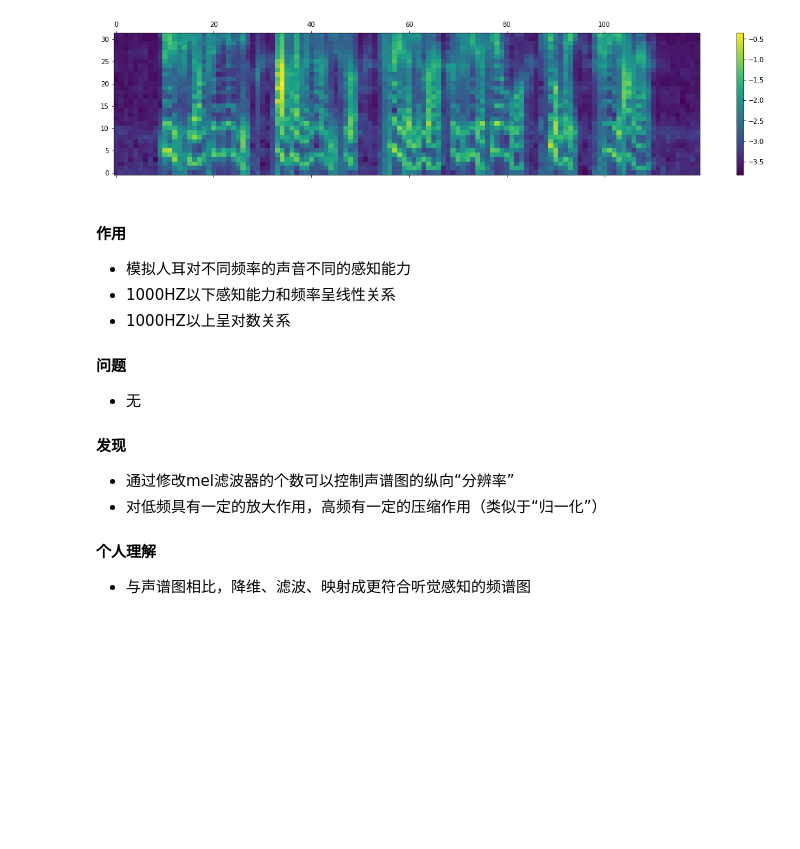
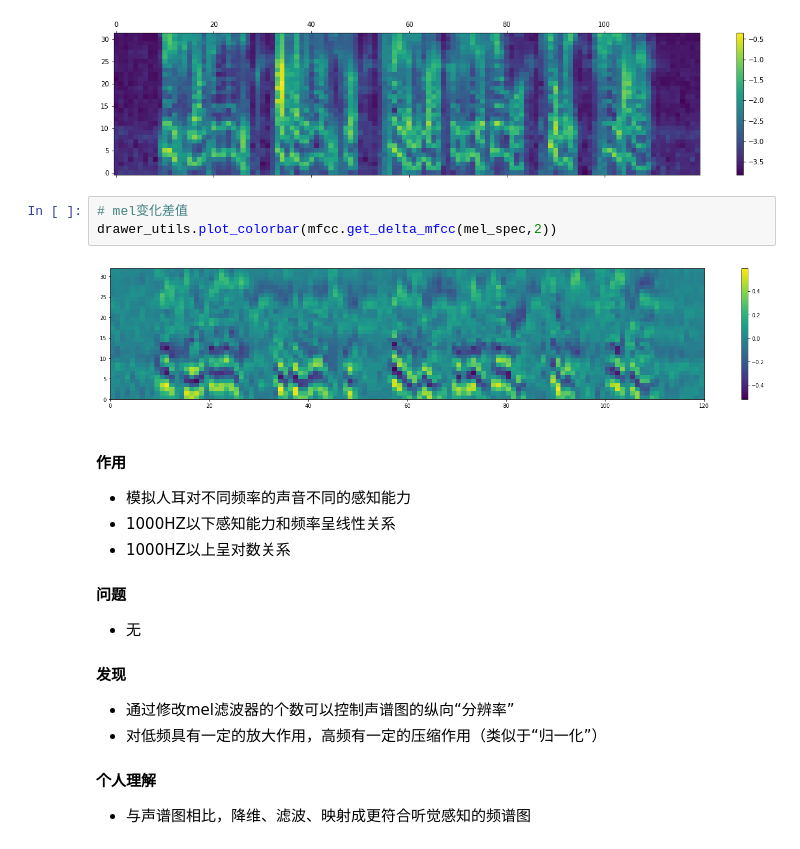
Before and after one commit to wangtianrui/sounds_pretreatment, a Jupyter notebook: py3_main.ipynb, the cells around one changed output. Drawn from its saved outputs; the diff is of its cells as text; blank space fills up the shorter version.

```diff
--- a/py3_main.ipynb
+++ b/py3_main.ipynb
@@ -248,6 +248,11 @@ mel_spec = mfcc.make_mel(
 drawer_utils.plot_colorbar(mel_spec.astype("float"))
 # %% [output]
 [figure]
+# %%
+# mel变化差值
+drawer_utils.plot_colorbar(mfcc.get_delta_mfcc(mel_spec,2))
+# %% [output]
+[figure, added]
 # %% [markdown]
 #### 作用
 * 模拟人耳对不同频率的声音不同的感知能力
```
Also changed, not shown: parts of 14 cells of this notebook, 6 other files.
